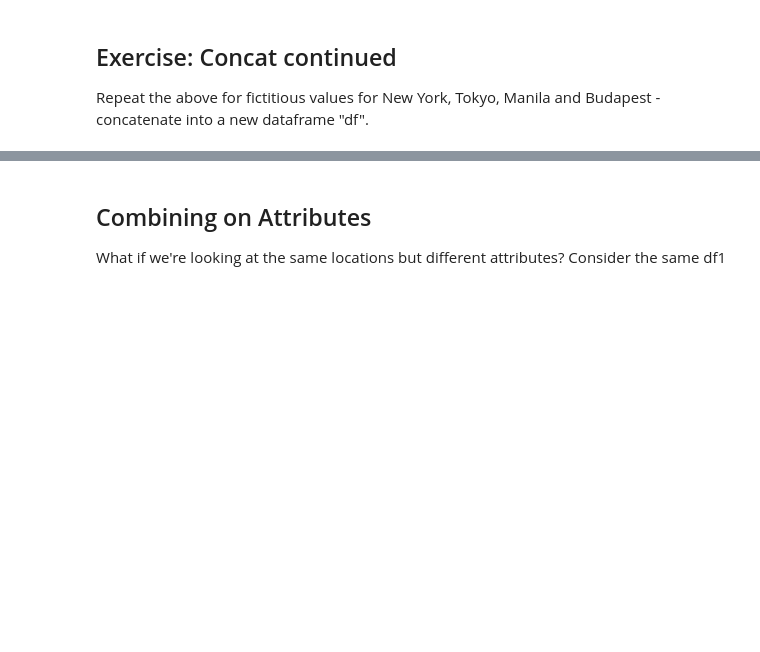
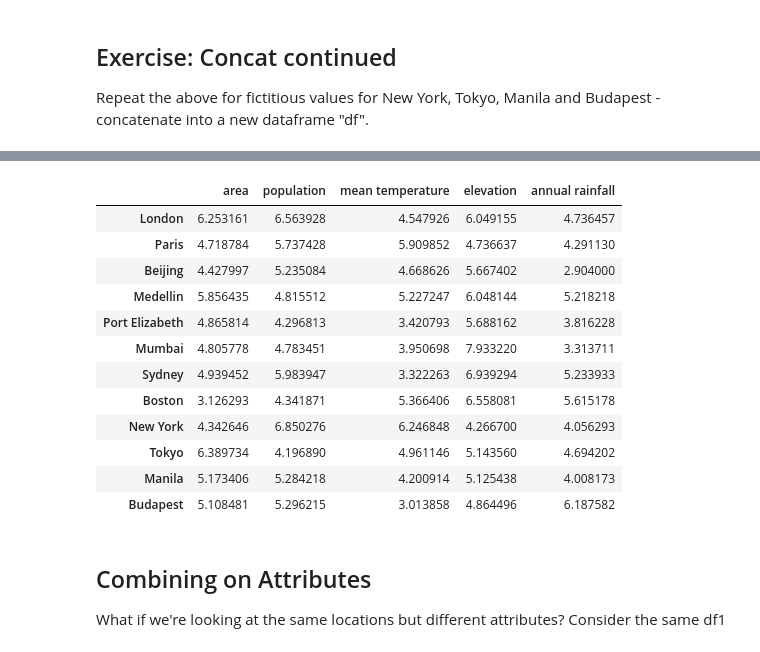
Before and after one commit to danakrasznai/QM2, a Jupyter notebook: notebooks/W06. Merging and Joining.ipynb, the cells around one changed output, grey strips where cells are left out. Saved outputs shown, nothing was run; the diff lists cells and outputs as text; code cells hidden in the pictures; blank space fills up the shorter version.

```diff
--- a/notebooks/W06. Merging and Joining.ipynb
+++ b/notebooks/W06. Merging and Joining.ipynb
@@ -151,6 +151,6 @@ df3
 
 Repeat the above for fictitious values for New York, Tokyo, Manila and Budapest - concatenate into a new dataframe "df".
 # %%
-df4 = pd.DataFrame(5+np.random.randn(4, 5))
-df4.columns = ['area','population','mean temperature','elevation','annual rainfall']
-df4.index = ['New York', 'Tokyo', 'Manila', 'Budapest']
+df0 = pd.DataFrame(5+np.random.randn(4, 5))
+df0.columns = ['area','population','mean temperature','elevation','annual rainfall']
+df0.index = ['New York', 'Tokyo', 'Manila', 'Budapest']
@@ -165,3 +165,21 @@ df4
+# %%
+df00 = pd.concat([df3,df0])
+# %%
+df00
+# %% [output]
+|  | area | population | mean temperature | elevation | annual rainfall |
+| London | 6.253161 | 6.563928 | 4.547926 | 6.049155 | 4.736457 |
+| Paris | 4.718784 | 5.737428 | 5.909852 | 4.736637 | 4.291130 |
+| Beijing | 4.427997 | 5.235084 | 4.668626 | 5.667402 | 2.904000 |
+| Medellin | 5.856435 | 4.815512 | 5.227247 | 6.048144 | 5.218218 |
+| Port Elizabeth | 4.865814 | 4.296813 | 3.420793 | 5.688162 | 3.816228 |
+| Mumbai | 4.805778 | 4.783451 | 3.950698 | 7.933220 | 3.313711 |
+| Sydney | 4.939452 | 5.983947 | 3.322263 | 6.939294 | 5.233933 |
+| Boston | 3.126293 | 4.341871 | 5.366406 | 6.558081 | 5.615178 |
+| New York | 4.342646 | 6.850276 | 6.246848 | 4.266700 | 4.056293 |
+| Tokyo | 6.389734 | 4.196890 | 4.961146 | 5.143560 | 4.694202 |
+| Manila | 5.173406 | 5.284218 | 4.200914 | 5.125438 | 4.008173 |
+| Budapest | 5.108481 | 5.296215 | 3.013858 | 4.864496 | 6.187582 |
 # %% [markdown]
 ## Combining on Attributes
 
```
Also changed, not shown: parts of 28 cells of this notebook.
